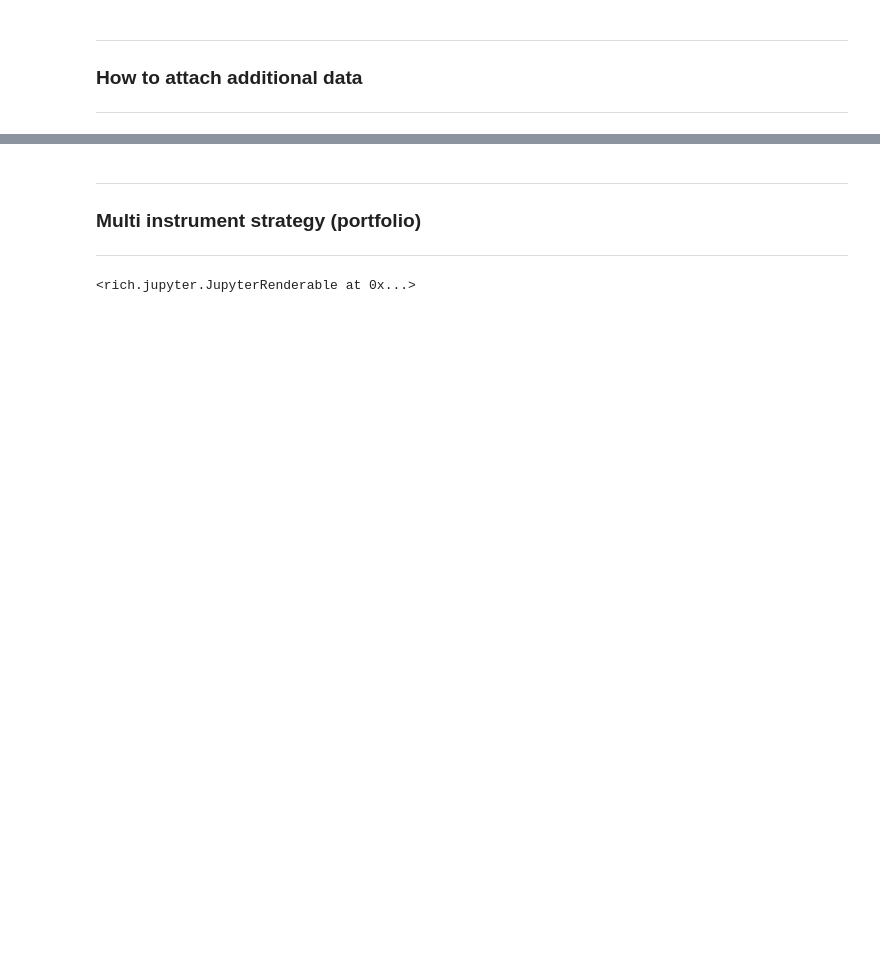
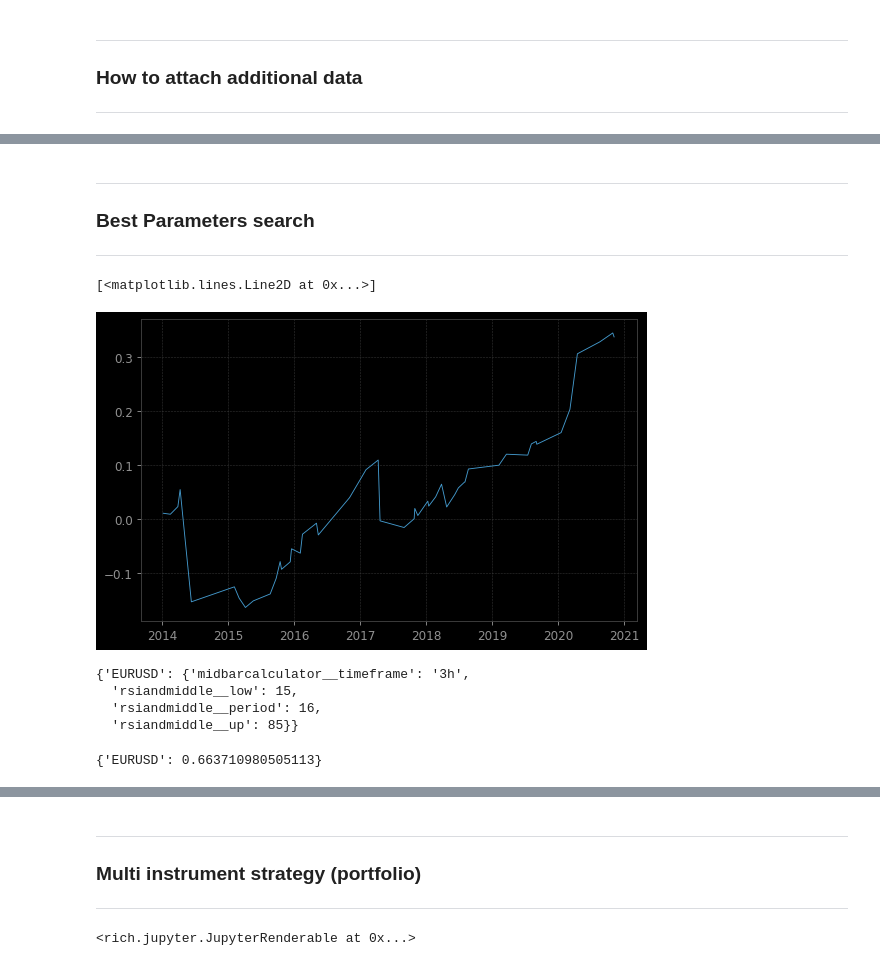
Before and after one commit to appliedalphacom/qlearn, a Jupyter notebook: examples/Examples.ipynb, the cells around one changed output, grey strips where cells are left out. Drawn from its saved outputs; the diff is of its cells as text; code cells hidden in the pictures; blank space fills up the shorter version.

```diff
--- a/examples/Examples.ipynb
+++ b/examples/Examples.ipynb
@@ -17,7 +14,7 @@ Reloaded /usr/local/envs/ira_p36/lib/python3.6/site-packages/ira/experimental/c_
 <rich.jupyter.JupyterRenderable at 0x...>
 # %%
 fxl = FriendlyFxLoader('dukas @ 5Min')
-data = fxl.ohlcs(['EURUSD', 'GBPUSD', 'USDCHF'])
+data = fxl.ohlcs(['EURUSD', 'GBPUSD'])
 ext = fxl.externals(['EURUSD', 'GBPUSD'])
 
 df1 = scols(*data.values(), keys=data.keys())
@@ -270,0 +169,6 @@ b2 = ms2.fit(df1, None)
+# %% [markdown]
+<hr/>
+<h3>Best Parameters search</h3>
+<hr/>
+# %%
+dEUR = {'EURUSD': ohlc_resample(data, '1h')['EURUSD']}
@@ -270,0 +190,16 @@ b2 = ms2.fit(df1, None)
+# %%
+plt.plot(best.estimated_portfolio(dEUR, q.ReverseSignalsSharpeScoring(commissions='dukas')).cumsum())
+# %% [output]
+[<matplotlib.lines.Line2D at 0x...>]
+[figure, added]
+# %%
+best.best_params_
+# %% [output]
+{'EURUSD': {'midbarcalculator__timeframe': '3h',
+  'rsiandmiddle__low': 15,
+  'rsiandmiddle__period': 16,
+  'rsiandmiddle__up': 85}}
+# %%
+best.best_score_
+# %% [output]
+{'EURUSD': 0.663710980505113}
```
Also changed, not shown: parts of 53 cells of this notebook.
